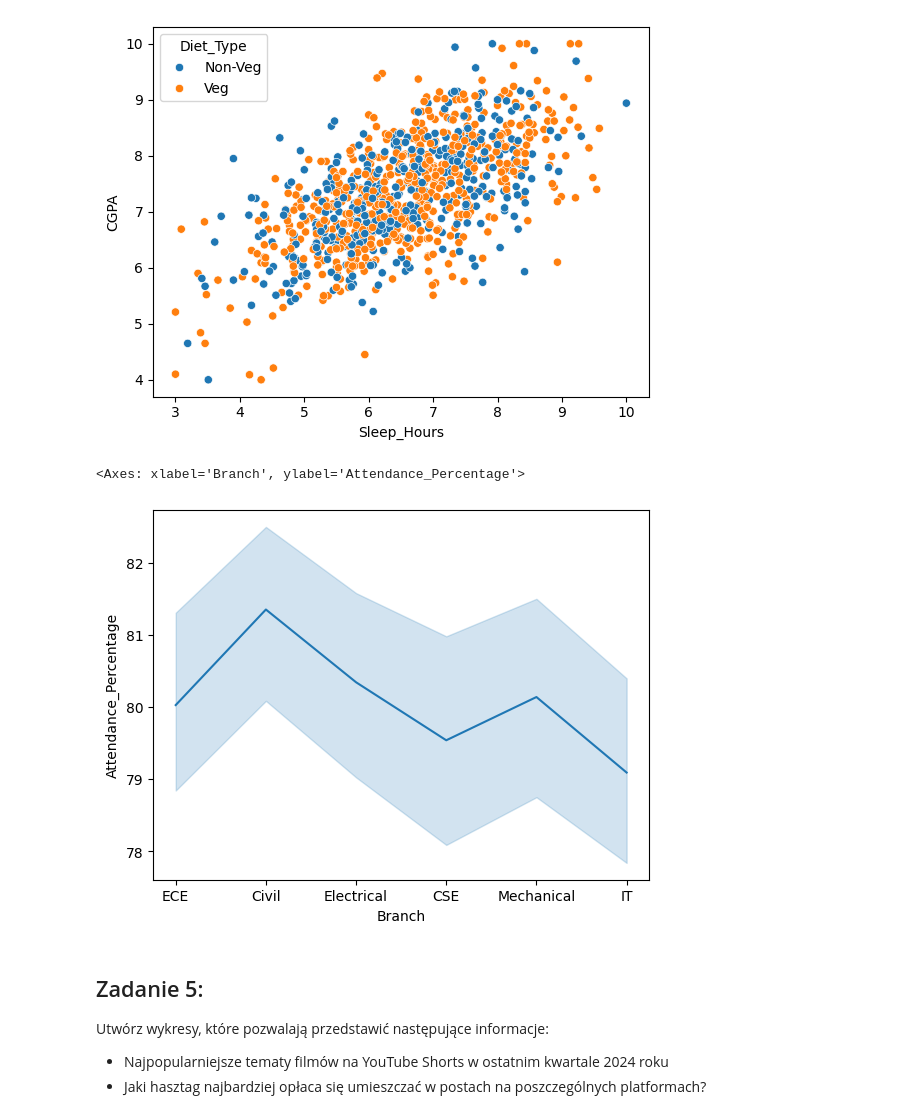
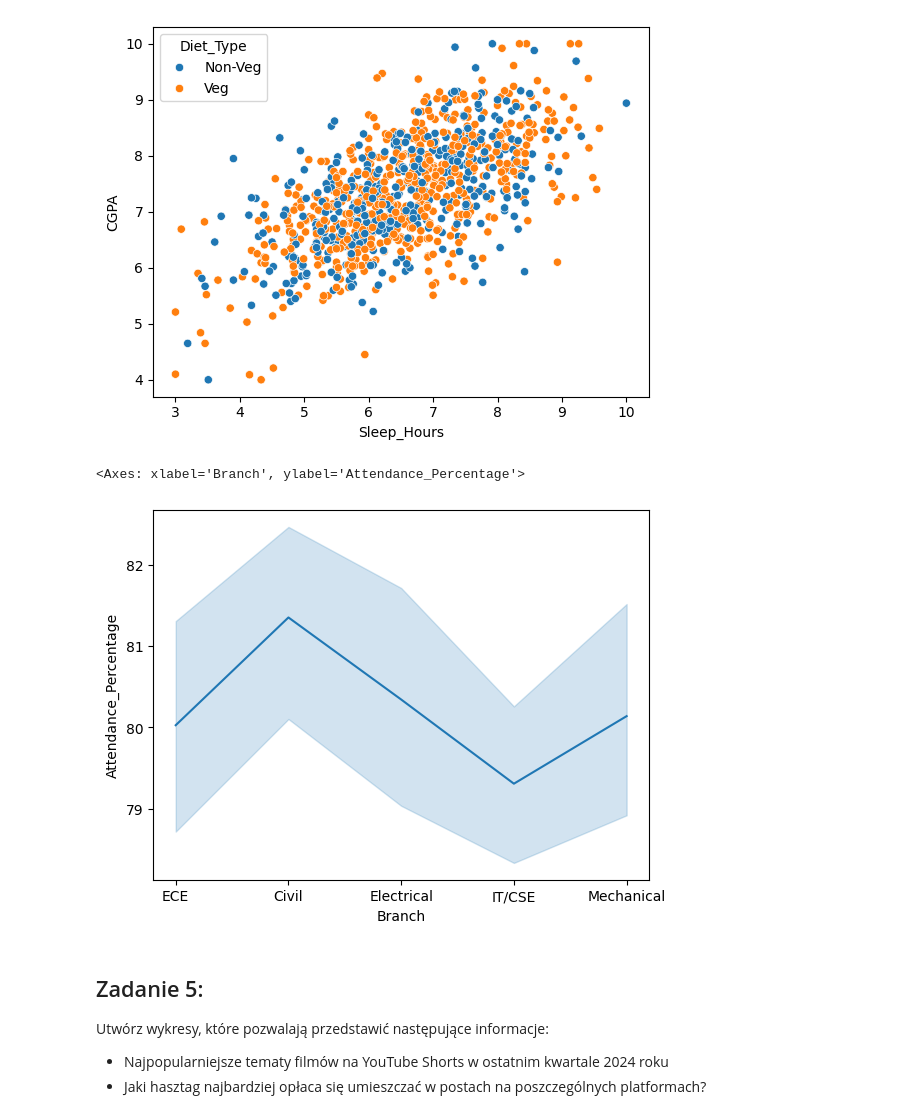
Before and after one commit to Zajecia-na-PWr-LR/lista-1-altMIchal, a Jupyter notebook: UczenieMaszynowe_25_26_Lista1.ipynb, the cells around one changed output. Cells and saved outputs as stored; diff of their text form; code cells hidden in the pictures.

```diff
--- a/UczenieMaszynowe_25_26_Lista1.ipynb
+++ b/UczenieMaszynowe_25_26_Lista1.ipynb
@@ -160,10 +160,12 @@ sns.scatterplot(data=df, x="Sleep_Hours", y="CGPA", hue="Diet_Type")
 <Axes: xlabel='Sleep_Hours', ylabel='CGPA'>
 [figure]
 # %%
+df['Branch'] = df['Branch'].replace(['CSE', 'IT'], 'IT/CSE')
+
 sns.lineplot(data=df, x="Branch", y="Attendance_Percentage")
 # %% [output]
 <Axes: xlabel='Branch', ylabel='Attendance_Percentage'>
-[figure, old version]
+[figure, new version]
 # %% [markdown]
 ## Zadanie 5:
 Utwórz wykresy, które pozwalają przedstawić następujące informacje:
```
Also changed, not shown: parts of 1 cell of this notebook.
